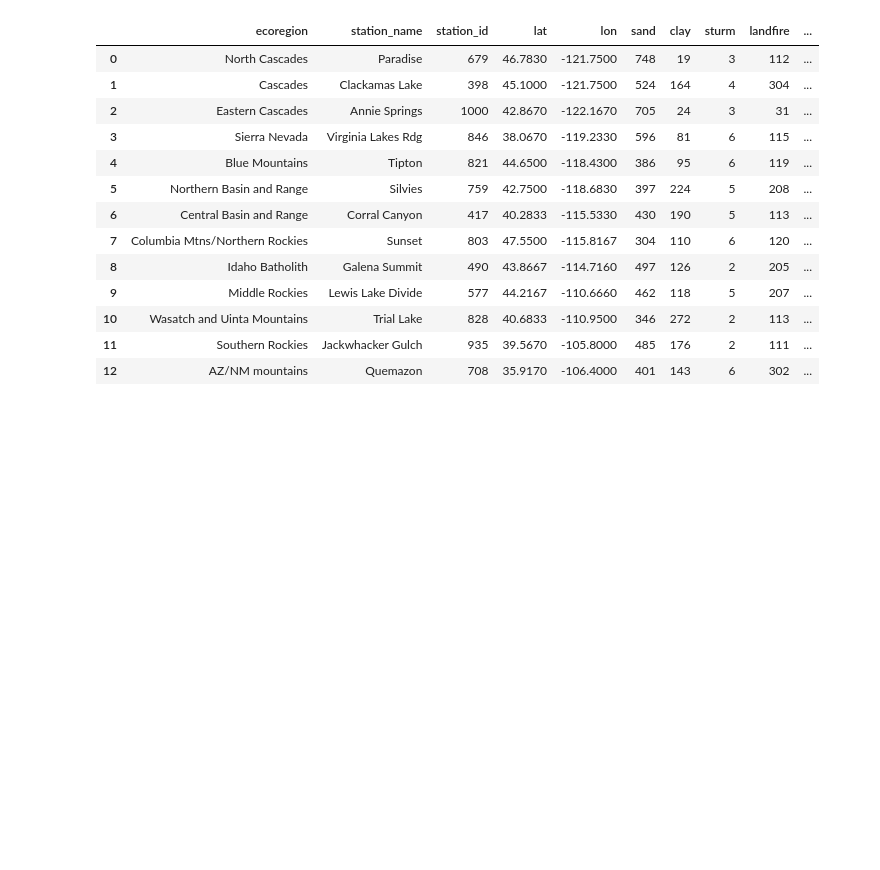
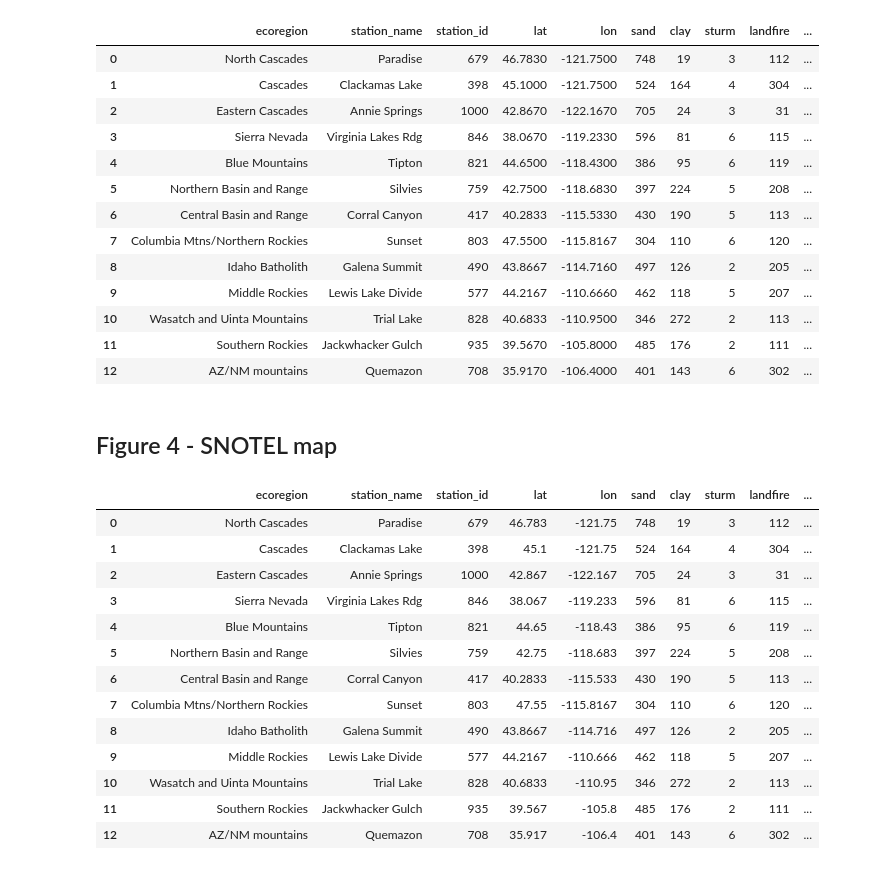
Before and after one commit to rpalomaki/SWE_error_analysis, a Jupyter notebook: ross_sandbox.ipynb, the cells around one changed output. Cells and saved outputs as stored; diff of their text form; code cells hidden in the pictures; blank space fills up the shorter version.

```diff
--- a/ross_sandbox.ipynb
+++ b/ross_sandbox.ipynb
@@ -308,0 +320,56 @@ sites.to_csv('../data_sandbox/swe_errors/snotel/fig4_sites.csv')
+# %% [markdown]
+## Figure 4 - SNOTEL map
+# %%
+sites = gpd.read_file('../data_sandbox/swe_errors/snotel/fig4_sites.csv')
+sites['median_peak_swe'] = np.nan
+sites['soil_error'] = np.nan
+sites['veg_error'] = np.nan
+
+hourly_files = sorted(glob('../data_sandbox/swe_errors/snotel/hourly/*2016_2025.csv'))
+for f in hourly_files:
+    data = pd.read_csv(f, index_col=0, parse_dates=True)
+    data = data[data.index.hour==6]
+    data = data.loc[[i for i in data.index if i.month_name() not in ['June','July','August','September']]]
+    data['wateryear'] = [i.year + 1 if i.month in [10,11,12] else i.year for i in data.index]
+    site_id = data.loc[data.index[0], 'site'].split(':')[0]
+    site_metadata = sites.loc[sites['station_id']==site_id]
+    # Median peak SWE calculation
+    sites.loc[sites['station_id']==site_id, 'median_peak_swe'] = float(data[['wateryear','SWE']].groupby('wateryear').max().median()['SWE'] * .0254)
+    # Soil moisture error
+    sand = int(site_metadata['sand'].values[0])
+    clay = int(site_metadata['clay'].values[0])
+    soil_errors = []
+    for wateryear in data['wateryear'].unique():
+        soil_error_tmp = calc_soil_moisture_error(sand, clay, data.loc[data['wateryear']==wateryear, 'SOIL MOISTURE -2IN']/100)
+        soil_errors.append(np.nanmedian(np.abs(soil_error_tmp)))
+    sites.loc[sites['station_id']==site_id, 'soil_error'] = np.nanmedian(soil_errors)
+    # Veg permittivity error
+    if data.loc[data.index[0], 'AIR TEMP_units'] =='degF':
+        data['AIR TEMP'] = (data['AIR TEMP'] - 32) * 5/9
+    canopy_height = float(site_metadata['canopy_height'].values[0])
+    veg_errors = []
+    if float(site_metadata['canopy_height']) > 0:
+        for wateryear in data['wateryear'].unique():
+            veg_error_tmp = calc_veg_permittivity_error(canopy_height, data.loc[data['wateryear']==wateryear, 'AIR TEMP'])
+            veg_errors.append(np.nanmedian(np.abs(veg_error_tmp)))
+        sites.loc[sites['station_id']==site_id, 'veg_error'] = np.nanmedian(veg_errors)
+    else:
+        sites.loc[sites['station_id']==site_id, 'veg_error'] = 0
+
+
+sites
+# %% [output]
+|  | ecoregion | station_name | station_id | lat | lon | sand | clay | sturm | landfire | ... |
+| 0 | North Cascades | Paradise | 679 | 46.783 | -121.75 | 748 | 19 | 3 | 112 | ... |
+| 1 | Cascades | Clackamas Lake | 398 | 45.1 | -121.75 | 524 | 164 | 4 | 304 | ... |
+| 2 | Eastern Cascades | Annie Springs | 1000 | 42.867 | -122.167 | 705 | 24 | 3 | 31 | ... |
+| 3 | Sierra Nevada | Virginia Lakes Rdg | 846 | 38.067 | -119.233 | 596 | 81 | 6 | 115 | ... |
+| 4 | Blue Mountains | Tipton | 821 | 44.65 | -118.43 | 386 | 95 | 6 | 119 | ... |
+| 5 | Northern Basin and Range | Silvies | 759 | 42.75 | -118.683 | 397 | 224 | 5 | 208 | ... |
+| 6 | Central Basin and Range | Corral Canyon | 417 | 40.2833 | -115.533 | 430 | 190 | 5 | 113 | ... |
+| 7 | Columbia Mtns/Northern Rockies | Sunset | 803 | 47.55 | -115.8167 | 304 | 110 | 6 | 120 | ... |
+| 8 | Idaho Batholith | Galena Summit | 490 | 43.8667 | -114.716 | 497 | 126 | 2 | 205 | ... |
+| 9 | Middle Rockies | Lewis Lake Divide | 577 | 44.2167 | -110.666 | 462 | 118 | 5 | 207 | ... |
+| 10 | Wasatch and Uinta Mountains | Trial Lake | 828 | 40.6833 | -110.95 | 346 | 272 | 2 | 113 | ... |
+| 11 | Southern Rockies | Jackwhacker Gulch | 935 | 39.567 | -105.8 | 485 | 176 | 2 | 111 | ... |
+| 12 | AZ/NM mountains | Quemazon | 708 | 35.917 | -106.4 | 401 | 143 | 6 | 302 | ... |
```
Also changed, not shown: parts of 13 cells of this notebook.
